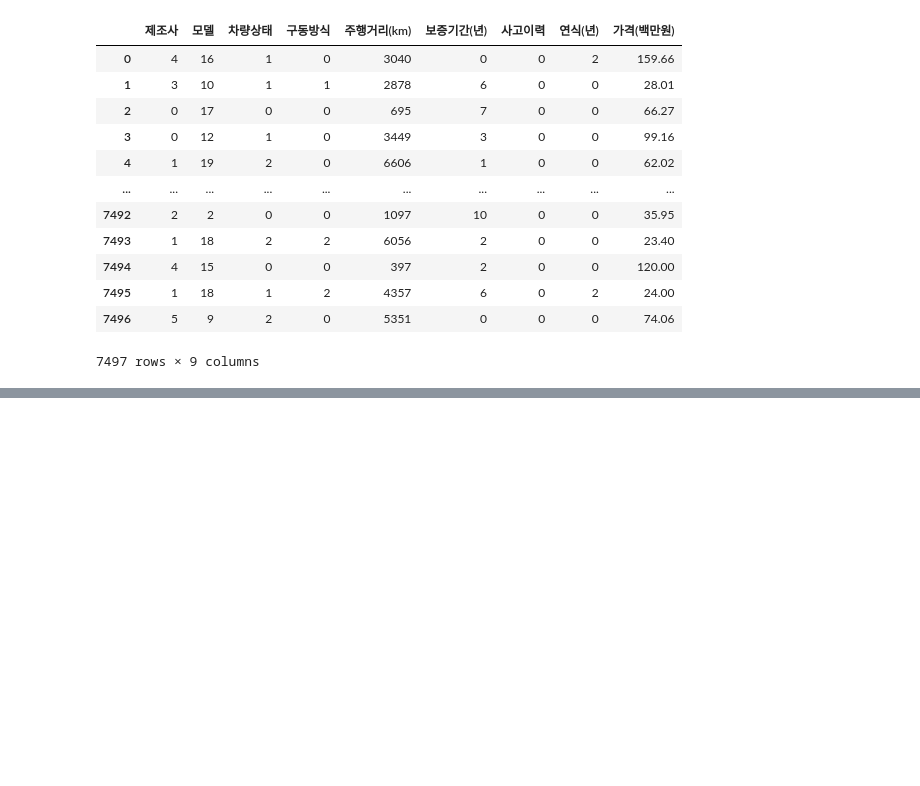
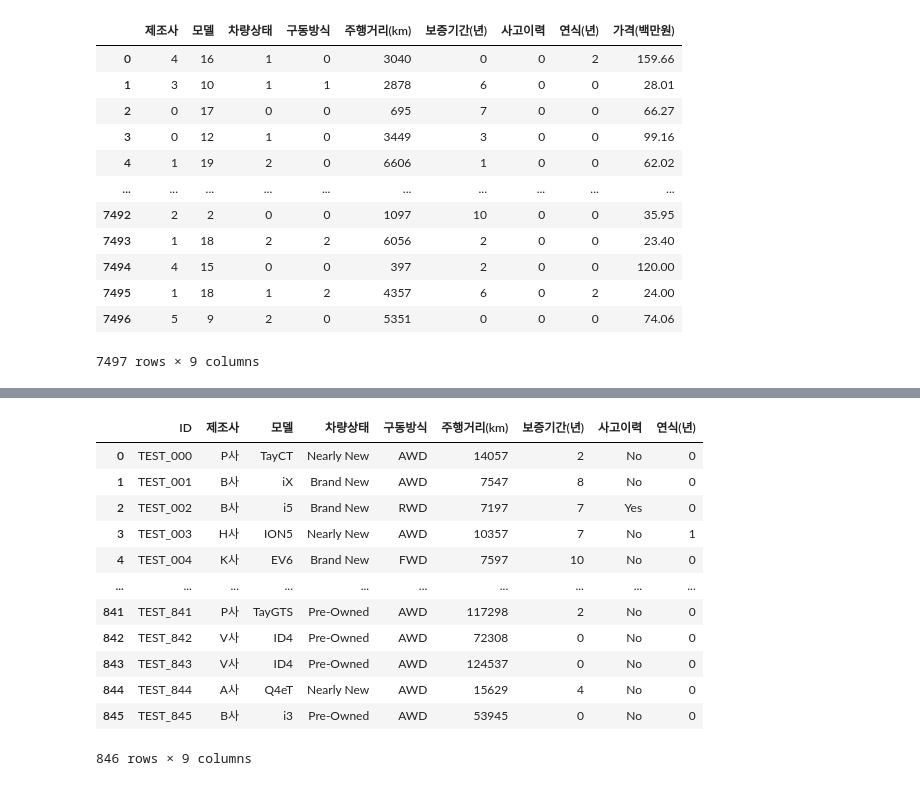
Before and after one commit to jeyday/DACON_Prediction_for_EVPrice, a Jupyter notebook: Prediction for EVPrice.ipynb, the cells around one changed output, grey strips where cells are left out. Cells and saved outputs as stored; diff of their text form; code cells hidden in the pictures; blank space fills up the shorter version.

```diff
--- a/Prediction for EVPrice.ipynb
+++ b/Prediction for EVPrice.ipynb
@@ -112 +134,19 @@ RMSE Score: 1.4634575984261655
+# %%
+# test 데이터 중 배터리용량 제거
+df_test.drop(['배터리용량'], axis = 1, inplace = True)
+df_test
+# %% [output]
+|  | ID | 제조사 | 모델 | 차량상태 | 구동방식 | 주행거리(km) | 보증기간(년) | 사고이력 | 연식(년) |
+| 0 | TEST_000 | P사 | TayCT | Nearly New | AWD | 14057 | 2 | No | 0 |
+| 1 | TEST_001 | B사 | iX | Brand New | AWD | 7547 | 8 | No | 0 |
+| 2 | TEST_002 | B사 | i5 | Brand New | RWD | 7197 | 7 | Yes | 0 |
+| 3 | TEST_003 | H사 | ION5 | Nearly New | AWD | 10357 | 7 | No | 1 |
+| 4 | TEST_004 | K사 | EV6 | Brand New | FWD | 7597 | 10 | No | 0 |
+| ... | ... | ... | ... | ... | ... | ... | ... | ... | ... |
+| 841 | TEST_841 | P사 | TayGTS | Pre-Owned | AWD | 117298 | 2 | No | 0 |
+| 842 | TEST_842 | V사 | ID4 | Pre-Owned | AWD | 72308 | 0 | No | 0 |
+| 843 | TEST_843 | V사 | ID4 | Pre-Owned | AWD | 124537 | 0 | No | 0 |
+| 844 | TEST_844 | A사 | Q4eT | Nearly New | AWD | 15629 | 4 | No | 0 |
+| 845 | TEST_845 | B사 | i3 | Pre-Owned | AWD | 53945 | 0 | No | 0 |
+846 rows × 9 columns
 # %%
```
Also changed, not shown: parts of 7 cells of this notebook.
